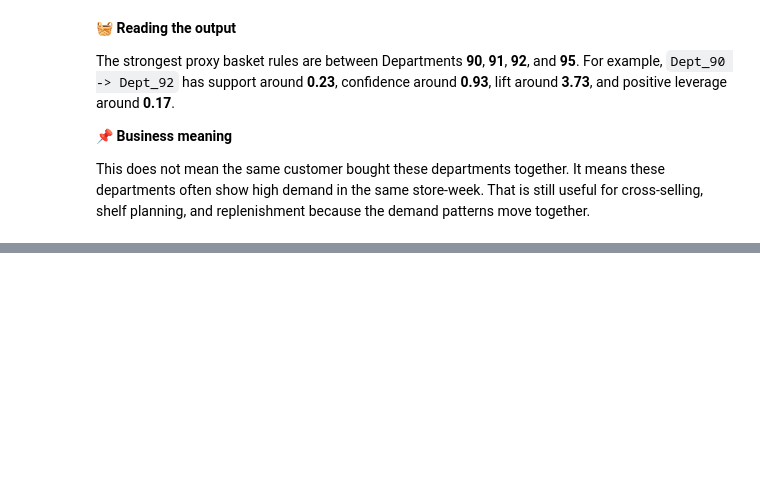
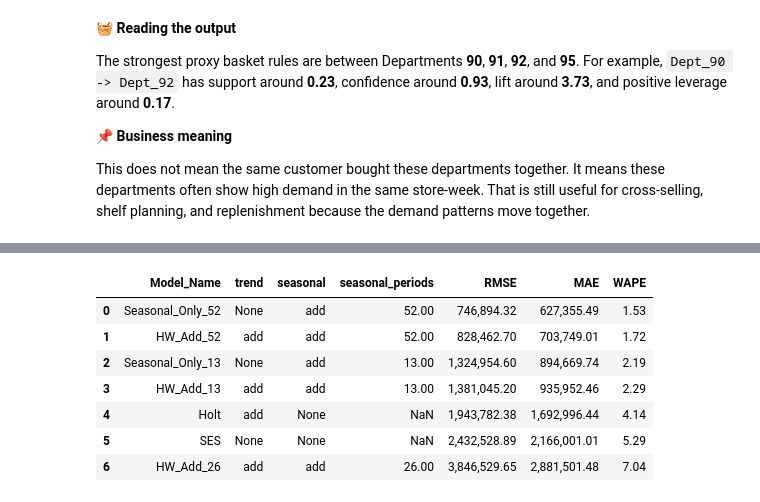
Before and after one commit to I-AM-PRASHANT-VERMA/Almabetter---Integrated-Retail-Analytics-for-Store-Optimization-, a Jupyter notebook: Integrated Retail Analytics for Store Optimization.ipynb, the cells around one changed output, grey strips where cells are left out. Drawn from its saved outputs; the diff is of its cells as text; code cells hidden in the pictures; blank space fills up the shorter version.

```diff
--- a/Integrated Retail Analytics for Store Optimization.ipynb
+++ b/Integrated Retail Analytics for Store Optimization.ipynb
@@ -2583,0 +2839,100 @@ This does not mean the same customer bought these departments together. It means
+# %%
+# Code Cell 47: Tune exponential smoothing structure and evaluate the best configuration on the test block.
+
+# Define a compact tuning grid for the smoothing family.
+model_2_tuning_specs = [
+    {"Model_Name": "SES", "trend": None, "seasonal": None, "seasonal_periods": None},
+    {"Model_Name": "Holt", "trend": "add", "seasonal": None, "seasonal_periods": None},
+    {"Model_Name": "Seasonal_Only_13", "trend": None, "seasonal": "add", "seasonal_periods": 13},
+    {"Model_Name": "Seasonal_Only_52", "trend": None, "seasonal": "add", "seasonal_periods": 52},
+    {"Model_Name": "HW_Add_13", "trend": "add", "seasonal": "add", "seasonal_periods": 13},
+    {"Model_Name": "HW_Add_26", "trend": "add", "seasonal": "add", "seasonal_periods": 26},
+    {"Model_Name": "HW_Add_52", "trend": "add", "seasonal": "add", "seasonal_periods": 52},
+]
+
+# Test each valid smoothing configuration.
+model_2_tuning_rows = []
+
+for spec in model_2_tuning_specs:
+    try:
+        fitted_model, validation_predictions = fit_exponential_candidate(
+            train_df["Weekly_Sales"],
+            len(valid_df),
+            trend=spec["trend"],
+            seasonal=spec["seasonal"],
+            seasonal_periods=spec["seasonal_periods"],
+        )
+
+        model_2_tuning_rows.append(
+            {
+                **spec,
+                **evaluate_forecast(valid_df["Weekly_Sales"], validation_predictions),
+            }
+        )
+    except Exception:
+        continue
+
+# Select the best validation model.
+model_2_tuning_df = pd.DataFrame(model_2_tuning_rows).sort_values("RMSE").reset_index(drop=True)
+best_model_2_spec = model_2_tuning_df.iloc[0].to_dict()
+
+# Refit the best model on train plus validation data.
+train_valid_series = pd.concat(
+    [train_df["Weekly_Sales"], valid_df["Weekly_Sales"]],
+    ignore_index=True,
+)
+
+seasonal_periods = best_model_2_spec["seasonal_periods"]
+seasonal_periods = None if pd.isna(seasonal_periods) else int(seasonal_periods)
+
+model_2_final_fit, model_2_test_predictions = fit_exponential_candidate(
+    train_valid_series,
+    len(test_df),
+    trend=best_model_2_spec["trend"],
+    seasonal=best_model_2_spec["seasonal"],
+    seasonal_periods=seasonal_periods,
+)
+
+# Evaluate the final smoothing model on the test block.
+model_2_test_metrics = evaluate_forecast(
+    test_df["Weekly_Sales"],
+    model_2_test_predictions,
+)
+
+model_2_test_frame = pd.DataFrame(
+    {
+        "Date": test_df["Date"],
+        "Actual": test_df["Weekly_Sales"],
+        "Predicted": model_2_test_predictions,
+    }
+)
+
+model_results.append(
+    {
+        "Model": "Model 2",
+        "Specification": best_model_2_spec["Model_Name"],
+        **model_2_test_metrics,
+    }
+)
+
+model_artifacts["Model 2"] = {
+    "display_name": "Tuned Exponential Smoothing",
+    "model_type": "exponential_smoothing",
+    "specification": best_model_2_spec["Model_Name"],
+    "fitted_model": model_2_final_fit,
+    "metrics": model_2_test_metrics,
+    "test_predictions": model_2_test_frame.copy(),
+}
+
+# Display tuning and final test metrics.
+display(model_2_tuning_df)
+display(pd.DataFrame([model_2_test_metrics]))
+# %% [output]
+|  | Model_Name | trend | seasonal | seasonal_periods | RMSE | MAE | WAPE |
+| 0 | Seasonal_Only_52 | None | add | 52.00 | 746,894.32 | 627,355.49 | 1.53 |
+| 1 | HW_Add_52 | add | add | 52.00 | 828,462.70 | 703,749.01 | 1.72 |
+| 2 | Seasonal_Only_13 | None | add | 13.00 | 1,324,954.60 | 894,669.74 | 2.19 |
+| 3 | HW_Add_13 | add | add | 13.00 | 1,381,045.20 | 935,952.46 | 2.29 |
+| 4 | Holt | add | None | NaN | 1,943,782.38 | 1,692,996.44 | 4.14 |
+| 5 | SES | None | None | NaN | 2,432,528.89 | 2,166,001.01 | 5.29 |
+| 6 | HW_Add_26 | add | add | 26.00 | 3,846,529.65 | 2,881,501.48 | 7.04 |
```
Also changed, not shown: parts of 41 cells of this notebook.
